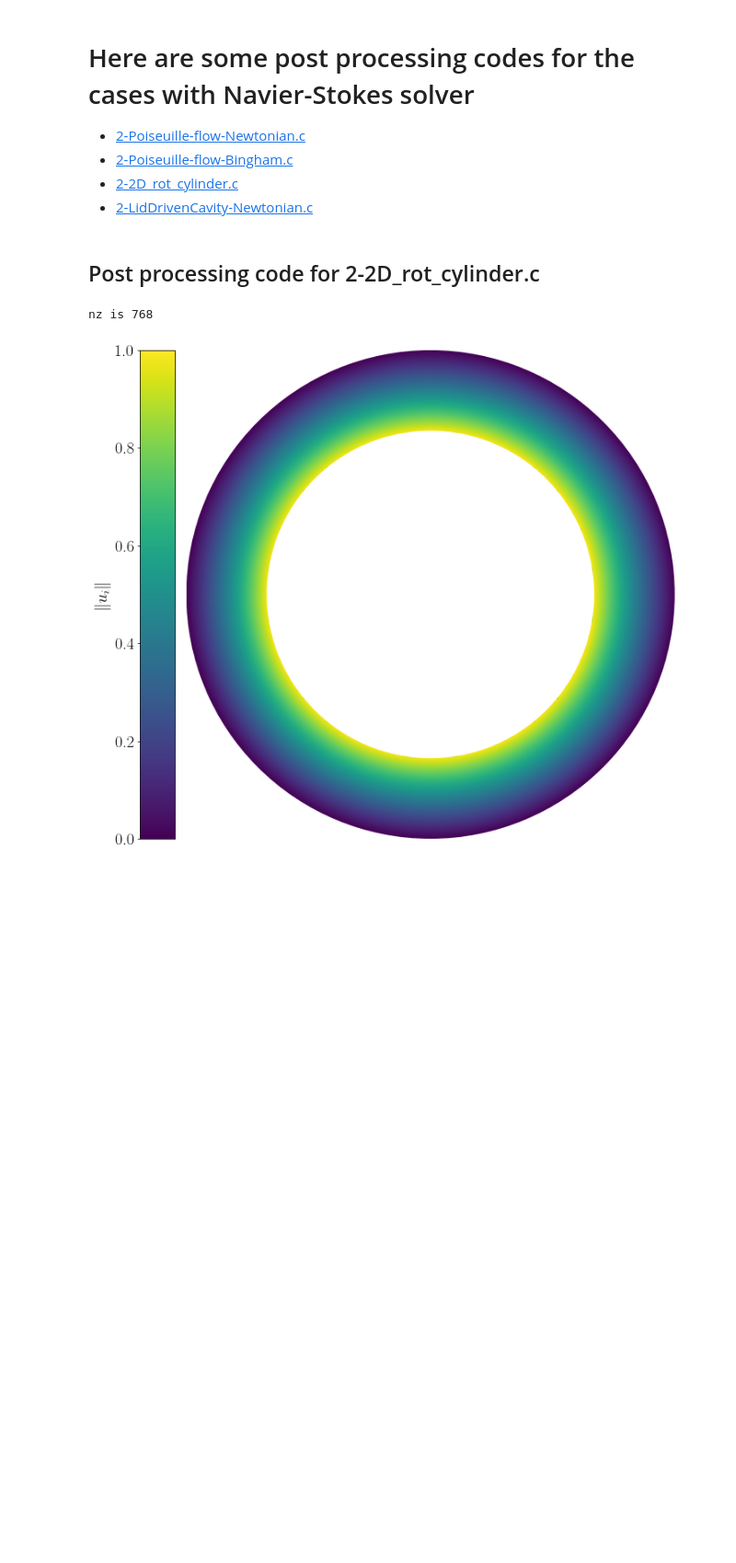
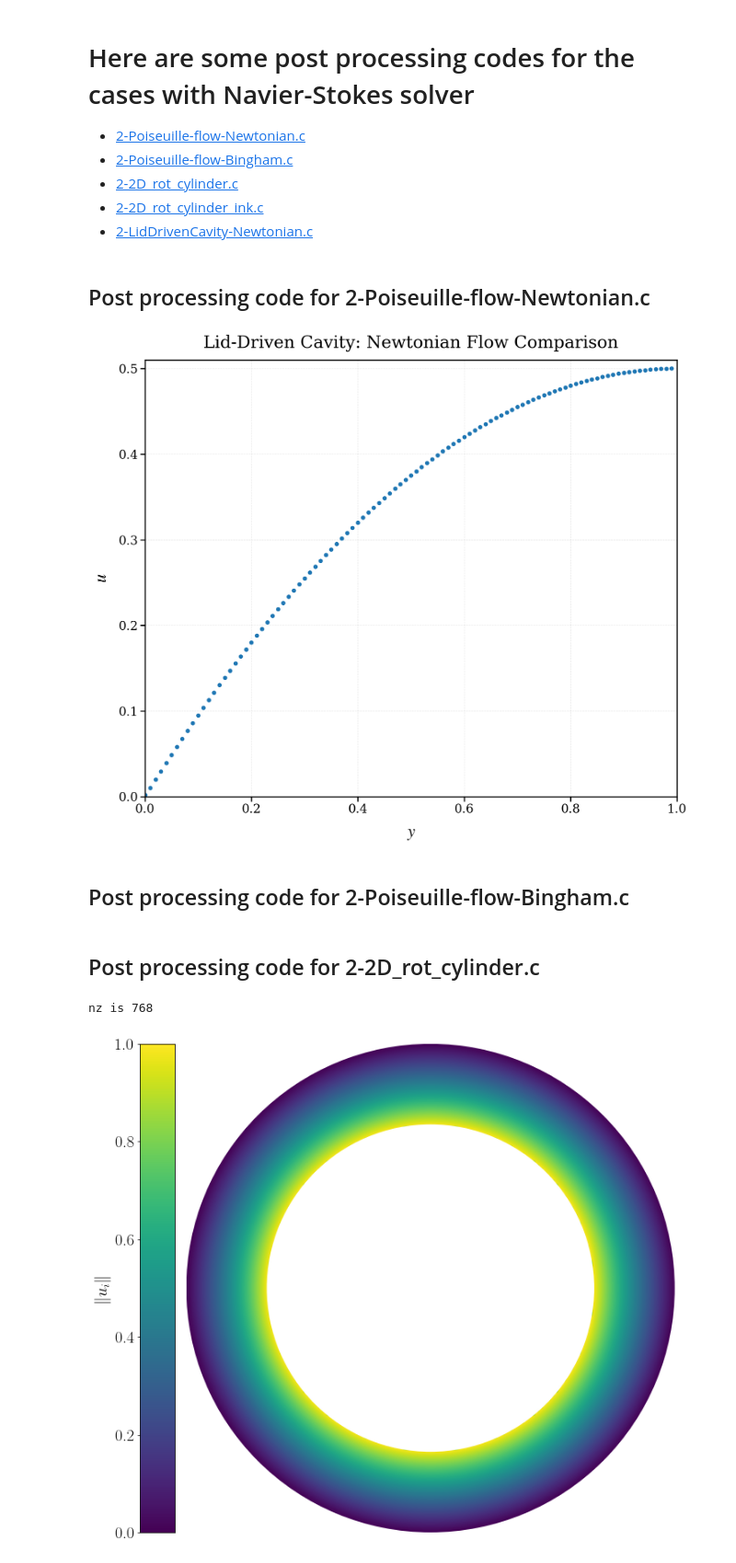
Before and after one commit to comphy-lab/Basilisk-101nano, a Jupyter notebook: postProcess/2-casesWithNS.ipynb, the cells around one changed output. Shown at 92% size. Saved outputs shown, nothing was run; the diff lists cells and outputs as text; code cells hidden in the pictures; blank space fills up the shorter version.

```diff
--- a/postProcess/2-casesWithNS.ipynb
+++ b/postProcess/2-casesWithNS.ipynb
@@ -4,7 +4,82 @@
 - [2-Poiseuille-flow-Newtonian.c](../testCases/2-Poiseuille-flow-Newtonian.c)
 - [2-Poiseuille-flow-Bingham.c](../testCases/2-Poiseuille-flow-Bingham.c)
 - [2-2D_rot_cylinder.c](../testCases/2-2D_rot_cylinder.c)
+- [2-2D_rot_cylinder_ink.c](../testCases/2-2D_rot_cylinder_ink.c)
 - [2-LidDrivenCavity-Newtonian.c](../testCases/2-LidDrivenCavity-Newtonian.c)
+# %% [markdown]
+## Post processing code for 2-Poiseuille-flow-Newtonian.c
+# %%
+import numpy as np
+import matplotlib.pyplot as plt
+import subprocess
+import matplotlib.colors as mcolors
+from scipy.io import loadmat
+
+# Set global font parameters for publication quality
+plt.rcParams.update({
+    'font.family': 'serif',
+    'font.size': 16,
+    'mathtext.fontset': 'stix',
+    'axes.labelsize': 24,
+    'axes.titlesize': 24,
+    'xtick.labelsize': 20,
+    'ytick.labelsize': 20,
+    'legend.fontsize': 18,
+})
+
+# Define paths for Basilisk simulation data files
+# - Each file corresponds to a different yield stress value
+filename = "../testCases/2-Poiseuille-flow-Newtonian/results"
+
+# Collect Basilisk data by running an external data extraction tool
+# - The tool extracts velocity profiles along the vertical centerline
+result = subprocess.run(['./getData-Line', filename],
+                        capture_output=True, text=True)
+y_values, u_values = [], []
+# Parse the output line by line
+for line in result.stderr.strip().split('\n'):
+    parts = line.strip().split()
+    if len(parts) >= 2:
+        y, u = float(parts[0]), float(parts[1])
+        # Adjust y-coordinate (shift by 0.5 to match reference data)
+        y_values.append(y+0.5)
+        u_values.append(u)
+
+y_values = np.array(y_values, dtype=float)
+u_values = np.array(u_values, dtype=float)
+
+# Create a high-quality figure for publication
+fig, ax = plt.subplots(figsize=(14, 12), dpi=120)
+# Configure plot aesthetics for better readability
+ax.grid(True, linestyle='--', alpha=0.3, which='major')
+ax.set_axisbelow(True)  # Place grid behind data
+
+ax.plot(y_values, u_values, 'o', color='#1f77b4')
+
+# Set axis labels and title with improved formatting
+ax.set_xlabel(r'$y$', fontsize=28, labelpad=15)
+ax.set_ylabel(r'$u$', fontsize=28, labelpad=15)
+ax.set_xlim([0.0, 1.0])
+ax.set_ylim([0.0, 0.51])
+ax.set_title('Lid-Driven Cavity: Newtonian Flow Comparison', fontsize=28, pad=20)
+
+# Make tick marks thicker and longer for better visibility
+ax.tick_params(width=2, length=8, which='major')
+ax.tick_params(width=1.5, length=5, which='minor')
+
+# Make axis spines thicker for better visibility
+for spine in ax.spines.values():
+    spine.set_linewidth(2)
+
+# Ensure proper layout and save the figure
+plt.tight_layout()
+fig.set_facecolor('white')
+plt.savefig('img/2-LidDrivenCavity-Newtonian.png', bbox_inches='tight')
+plt.show()
+# %% [output]
+[figure, added]
+# %% [markdown]
+## Post processing code for 2-Poiseuille-flow-Bingham.c
 # %% [markdown]
 ## Post processing code for 2-2D_rot_cylinder.c
 # %%
```
Also changed, not shown: parts of 3 cells of this notebook, 9 other files.
